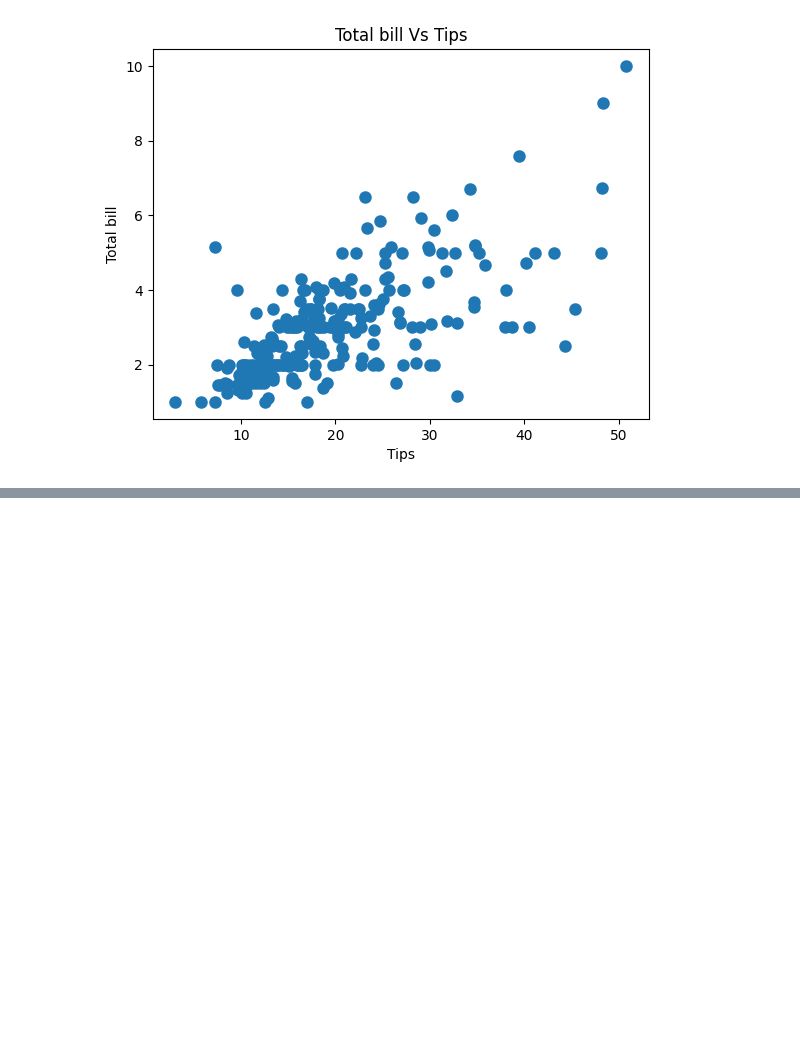
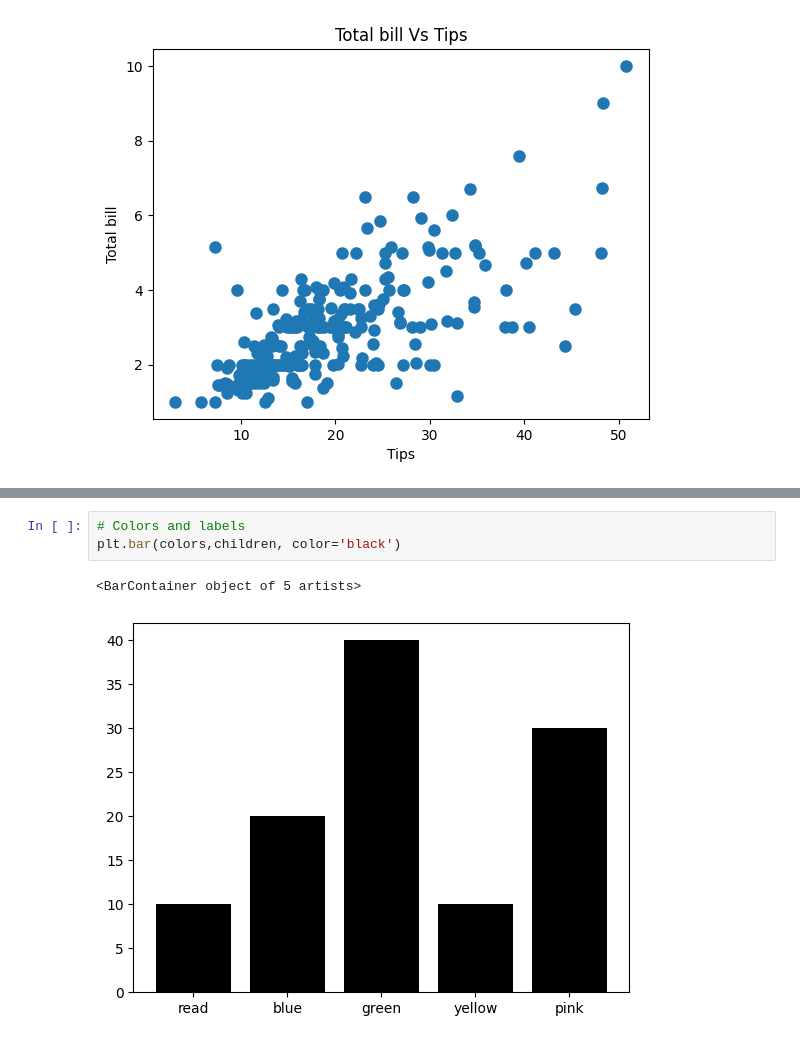
Before and after one commit to akashpagi/MATPLOTLIB-PLOTTING-LIBRARY-FOR-DATA-SCIECNE, a Jupyter notebook: SESSION 23 - MATPLOTLIB.ipynb, the cells around one changed output, grey strips where cells are left out. Drawn from its saved outputs; the diff is of its cells as text; blank space fills up the shorter version.

```diff
--- a/SESSION 23 - MATPLOTLIB.ipynb
+++ b/SESSION 23 - MATPLOTLIB.ipynb
@@ -443,0 +457,6 @@ Text(0, 0.5, 'Total bill')
+# %%
+# Colors and labels
+plt.bar(colors,children, color='black')
+# %% [output]
+<BarContainer object of 5 artists>
+[figure, added]
```
Also changed, not shown: parts of 21 cells of this notebook.
